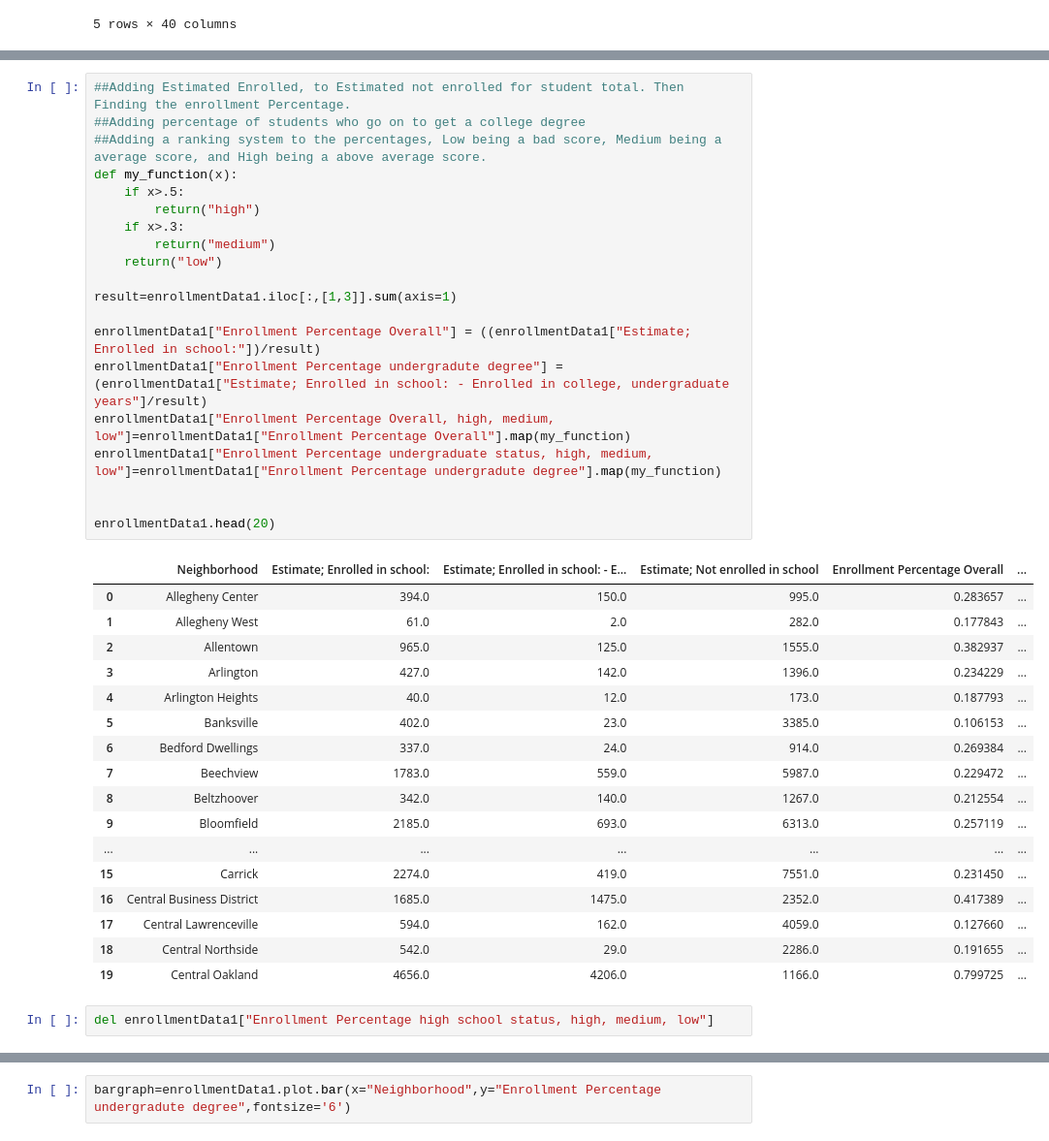
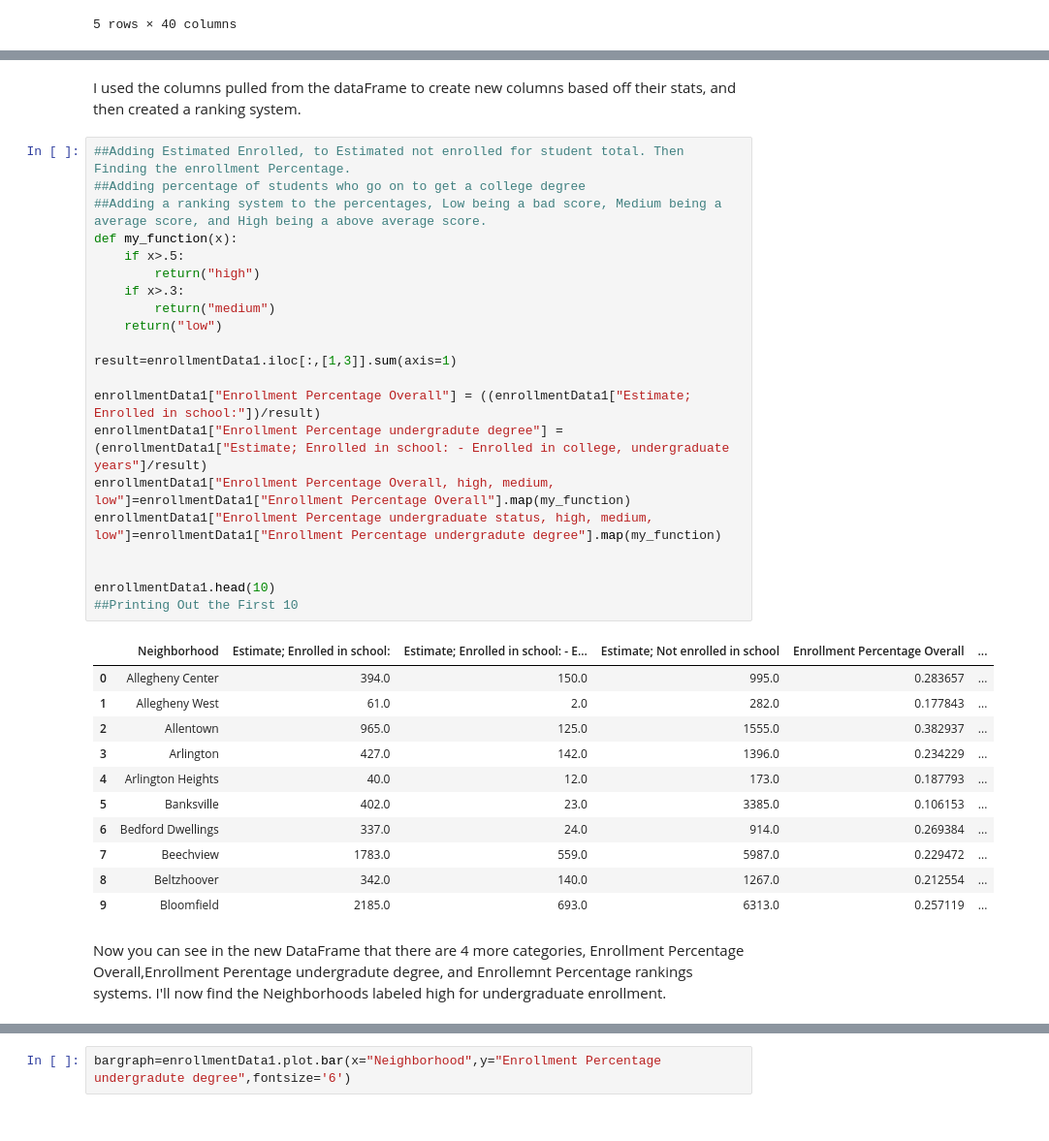
Before and after one commit to ndb63/BigIdeasFinal, a Jupyter notebook: Enrollment.ipynb, the cells around one changed output, grey strips where cells are left out. Shown at 97% size. Drawn from its saved outputs; the diff is of its cells as text.

```diff
--- a/Enrollment.ipynb
+++ b/Enrollment.ipynb
@@ -31,46 +38,43 @@ enrollmentData1.head(10)
 | 7 | Beechview | 1783.0 | 559.0 | 5987.0 |
 | 8 | Beltzhoover | 342.0 | 140.0 | 1267.0 |
 | 9 | Bloomfield | 2185.0 | 693.0 | 6313.0 |
+# %% [markdown]
+I used the columns pulled from the dataFrame to create new columns based off their stats, and then created a ranking system.
 # %%
 ##Adding Estimated Enrolled, to Estimated not enrolled for student total. Then Finding the enrollment Percentage.
 ##Adding percentage of students who go on to get a college degree
 ##Adding a ranking system to the percentages, Low being a bad score, Medium being a average score, and High being a above average score.
 def my_function(x):
     if x>.5:
         return("high")
     if x>.3:
         return("medium")
     return("low")
 
 result=enrollmentData1.iloc[:,[1,3]].sum(axis=1)
 
 enrollmentData1["Enrollment Percentage Overall"] = ((enrollmentData1["Estimate; Enrolled in school:"])/result)
 enrollmentData1["Enrollment Percentage undergradute degree"] = (enrollmentData1["Estimate; Enrolled in school: - Enrolled in college, undergraduate years"]/result)
 enrollmentData1["Enrollment Percentage Overall, high, medium, low"]=enrollmentData1["Enrollment Percentage Overall"].map(my_function)
 enrollmentData1["Enrollment Percentage undergraduate status, high, medium, low"]=enrollmentData1["Enrollment Percentage undergradute degree"].map(my_function)
 
 
-enrollmentData1.head(20)
+enrollmentData1.head(10)
+##Printing Out the First 10
 # %% [output]
 |  | Neighborhood | Estimate; Enrolled in school: | Estimate; Enrolled in school: - E... | Estimate; Not enrolled in school | Enrollment Percentage Overall | ... |
 | 0 | Allegheny Center | 394.0 | 150.0 | 995.0 | 0.283657 | ... |
 | 1 | Allegheny West | 61.0 | 2.0 | 282.0 | 0.177843 | ... |
 | 2 | Allentown | 965.0 | 125.0 | 1555.0 | 0.382937 | ... |
 | 3 | Arlington | 427.0 | 142.0 | 1396.0 | 0.234229 | ... |
 | 4 | Arlington Heights | 40.0 | 12.0 | 173.0 | 0.187793 | ... |
 | 5 | Banksville | 402.0 | 23.0 | 3385.0 | 0.106153 | ... |
 | 6 | Bedford Dwellings | 337.0 | 24.0 | 914.0 | 0.269384 | ... |
 | 7 | Beechview | 1783.0 | 559.0 | 5987.0 | 0.229472 | ... |
 | 8 | Beltzhoover | 342.0 | 140.0 | 1267.0 | 0.212554 | ... |
 | 9 | Bloomfield | 2185.0 | 693.0 | 6313.0 | 0.257119 | ... |
-| ... | ... | ... | ... | ... | ... | ... |
-| 15 | Carrick | 2274.0 | 419.0 | 7551.0 | 0.231450 | ... |
-| 16 | Central Business District | 1685.0 | 1475.0 | 2352.0 | 0.417389 | ... |
-| 17 | Central Lawrenceville | 594.0 | 162.0 | 4059.0 | 0.127660 | ... |
-| 18 | Central Northside | 542.0 | 29.0 | 2286.0 | 0.191655 | ... |
-| 19 | Central Oakland | 4656.0 | 4206.0 | 1166.0 | 0.799725 | ... |
-# %%
-del enrollmentData1["Enrollment Percentage high school status, high, medium, low"]
+# %% [markdown]
+Now you can see in the new DataFrame that there are 4 more categories, Enrollment Percentage Overall,Enrollment Perentage undergradute degree, and Enrollemnt Percentage rankings systems. I'll now find the Neighborhoods labeled high for undergraduate enrollment.
 # %%
 ##Finding The Neighborhoods labled as high, Undergraduate Enrollment.
 s = enrollmentData1["Enrollment Percentage undergraduate status, high, medium, low"].astype(str)
```
Also changed, not shown: parts of 12 cells of this notebook.
